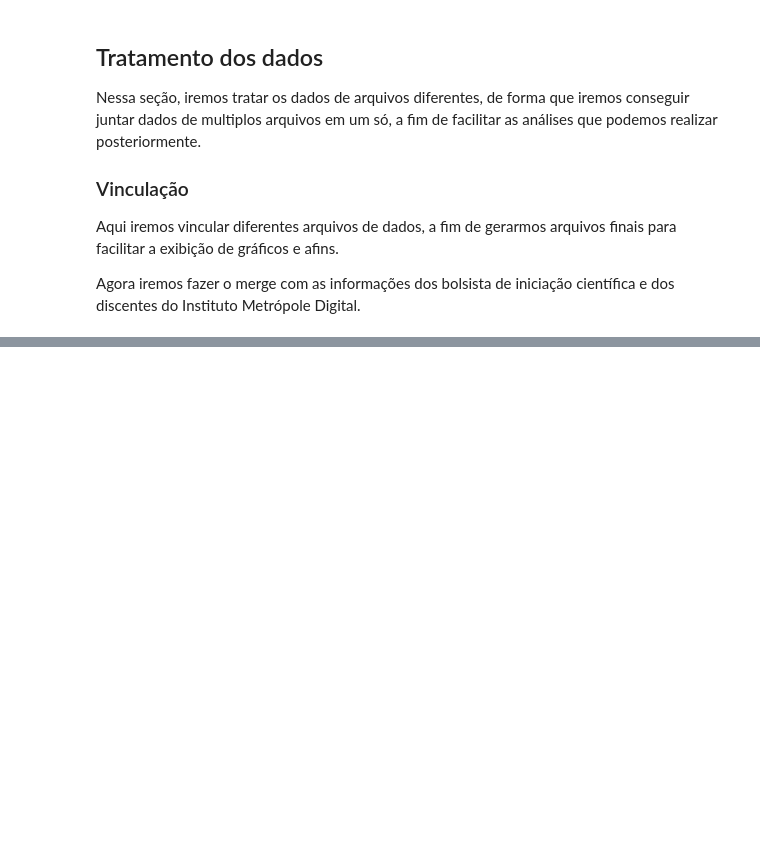
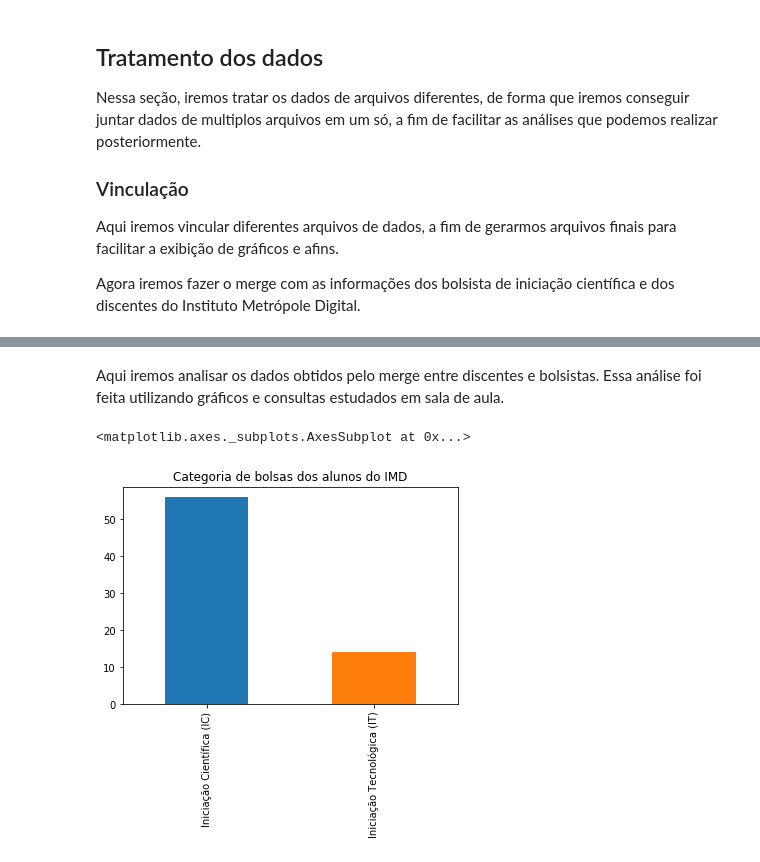
Before and after one commit to alvarofpp/imd0033-imd-pesquisa, a Jupyter notebook: IMD Pesquisa.ipynb, the cells around one changed output, grey strips where cells are left out. Saved outputs shown, nothing was run; the diff lists cells and outputs as text; code cells hidden in the pictures; blank space fills up the shorter version.

```diff
--- a/IMD Pesquisa.ipynb
+++ b/IMD Pesquisa.ipynb
@@ -195,0 +211,8 @@ df_discentes_bolsistas.to_csv('data/discentes_bolsistas_imd.csv')
+# %% [markdown]
+Aqui iremos analisar os dados obtidos pelo merge entre discentes e bolsistas. Essa análise foi feita utilizando gráficos e consultas estudados em sala de aula.
+# %%
+# Verificando a quantidade de cada tipo de bolsas dos discentes de TI
+df_discentes_bolsistas.categoria.value_counts().plot(kind='bar', title='Categoria de bolsas dos alunos do IMD')
+# %% [output]
+<matplotlib.axes._subplots.AxesSubplot at 0x...>
+[figure, added]
```
Also changed, not shown: parts of 8 cells of this notebook.
